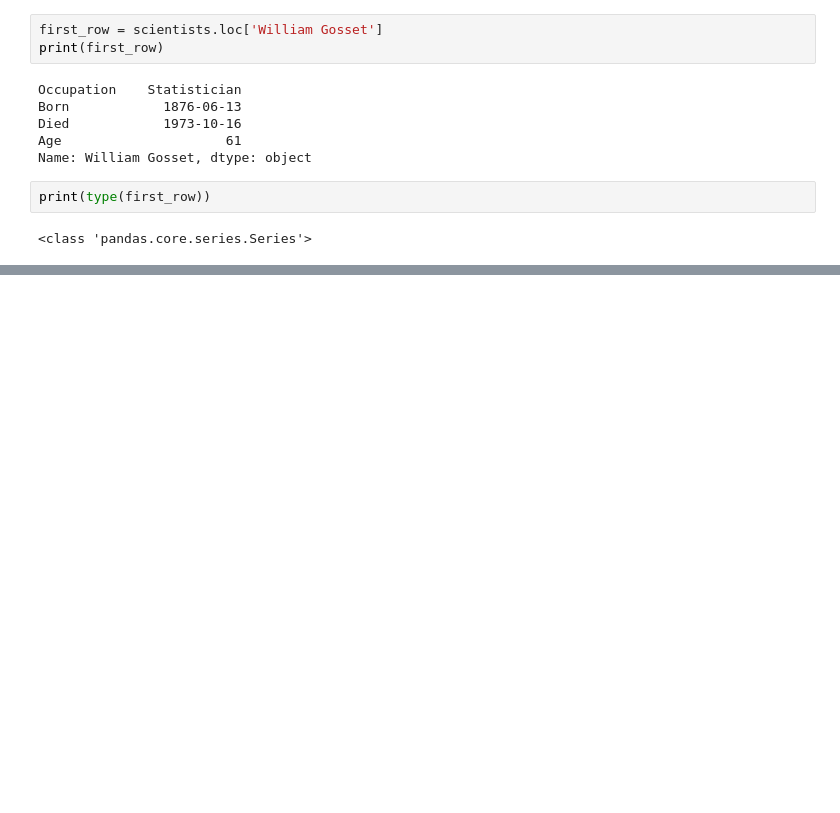
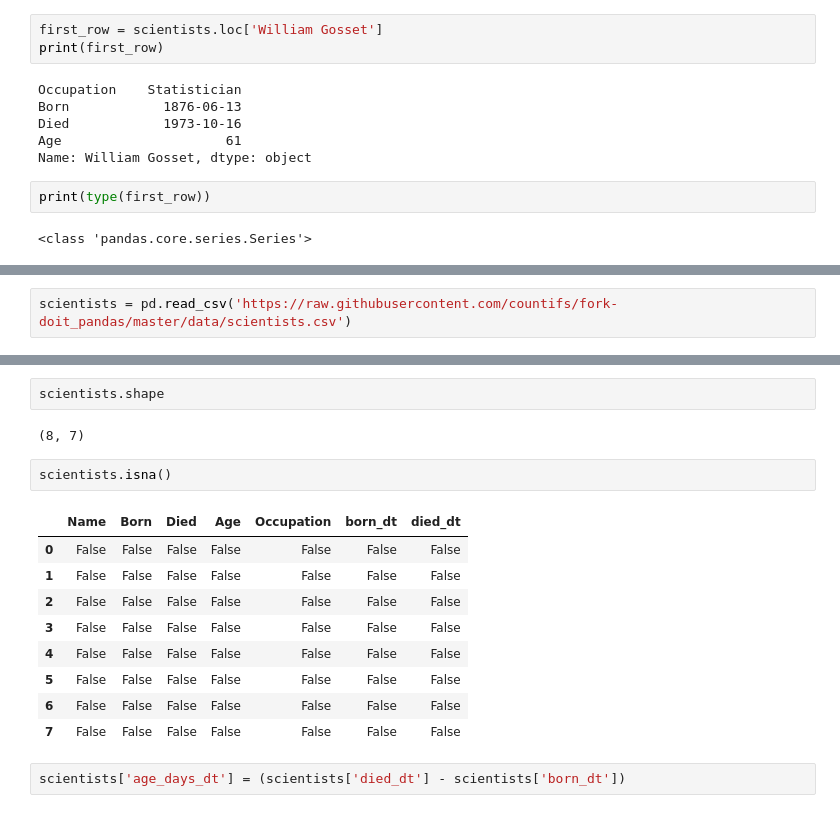
Before and after one commit to countifs/fork-doit_pandas, a Jupyter notebook: practice/03. 판다스 데이터프레임과 시리즈.ipynb, the cells around one changed output, grey strips where cells are left out. Cells and saved outputs as stored; diff of their text form; blank space fills up the shorter version.

```diff
--- a/practice/03. 판다스 데이터프레임과 시리즈.ipynb
+++ b/practice/03. 판다스 데이터프레임과 시리즈.ipynb
@@ -196,0 +364,2 @@ print(type(first_row))
+# %%
+scientists = pd.read_csv('https://raw.githubusercontent.com/countifs/fork-doit_pandas/master/data/scientists.csv')
@@ -196,0 +776,18 @@ print(type(first_row))
+# %%
+scientists.shape
+# %% [output]
+(8, 7)
+# %%
+scientists.isna()
+# %% [output]
+|  | Name | Born | Died | Age | Occupation | born_dt | died_dt |
+| 0 | False | False | False | False | False | False | False |
+| 1 | False | False | False | False | False | False | False |
+| 2 | False | False | False | False | False | False | False |
+| 3 | False | False | False | False | False | False | False |
+| 4 | False | False | False | False | False | False | False |
+| 5 | False | False | False | False | False | False | False |
+| 6 | False | False | False | False | False | False | False |
+| 7 | False | False | False | False | False | False | False |
+# %%
+scientists['age_days_dt'] = (scientists['died_dt'] - scientists['born_dt'])
```
Also changed, not shown: parts of 112 cells of this notebook, 3 other files.
